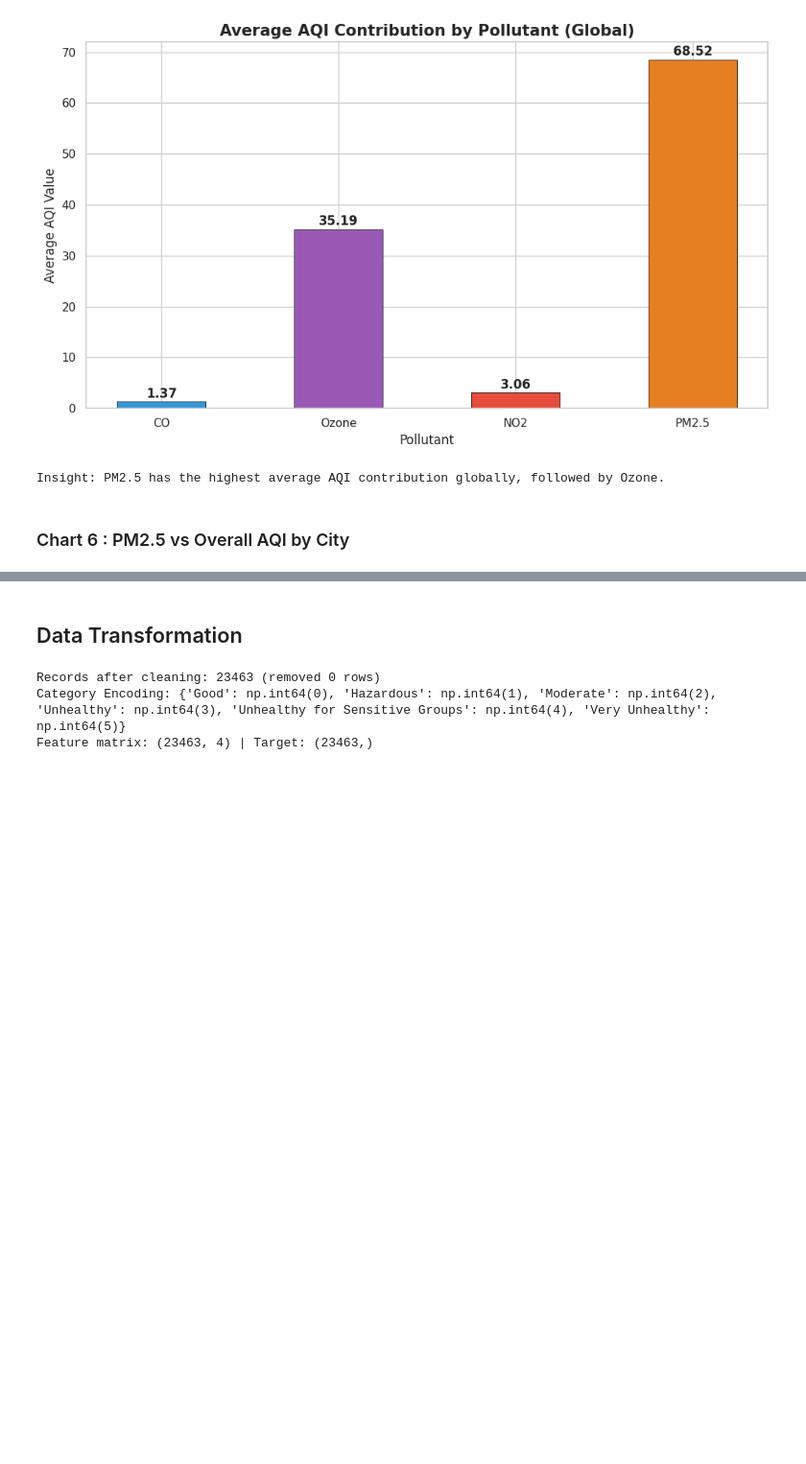
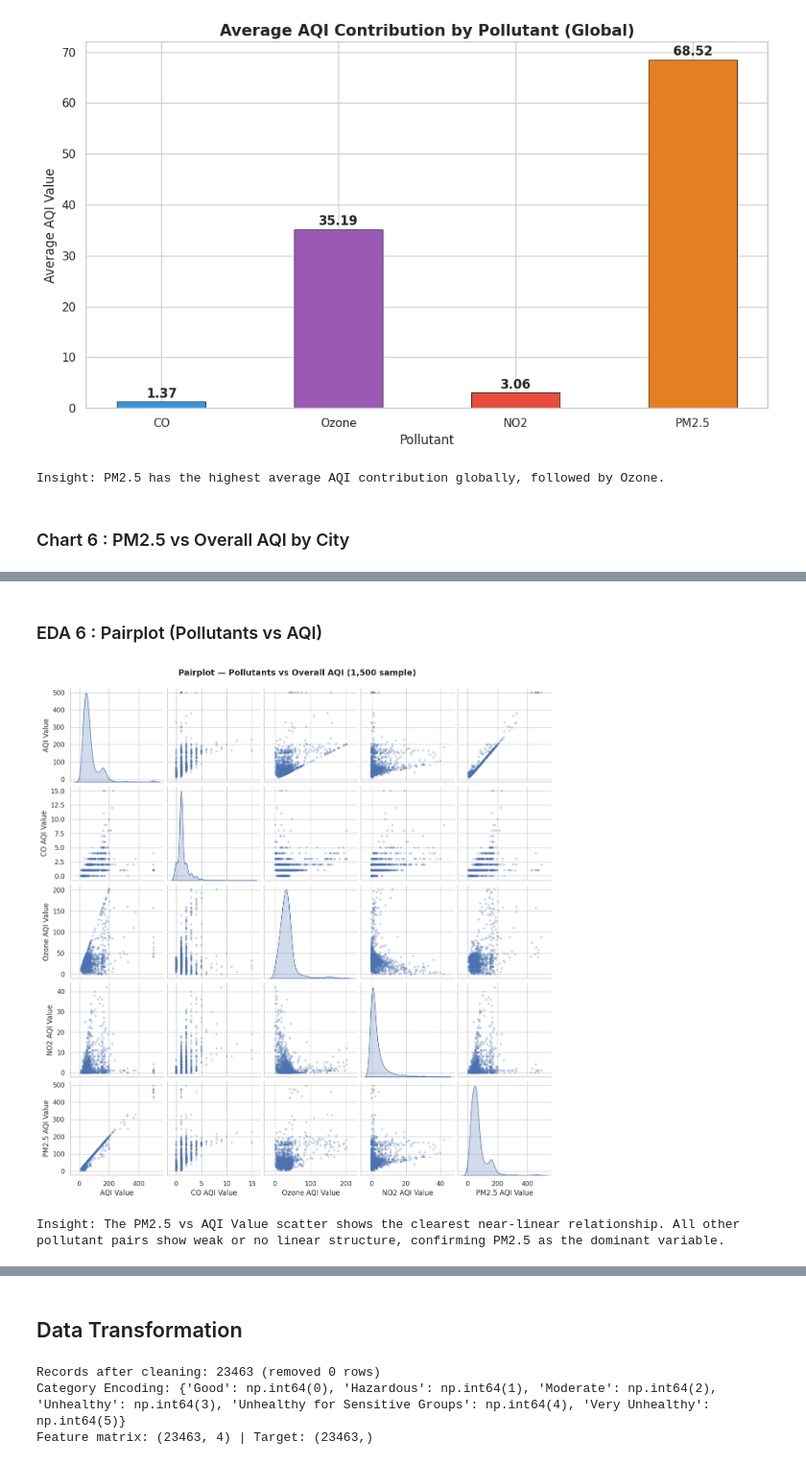
Before and after one commit to grishmalamsal/Big_Data_Workshop, a Jupyter notebook: Workshop_2.ipynb, the cells around one changed output, grey strips where cells are left out. Shown at 96% size. Saved outputs shown, nothing was run; the diff lists cells and outputs as text; code cells hidden in the pictures; blank space fills up the shorter version.

```diff
--- a/Workshop_2.ipynb
+++ b/Workshop_2.ipynb
@@ -214,0 +376,14 @@ fig.show()
+# %% [markdown]
+### EDA 6 : Pairplot (Pollutants vs AQI)
+# %%
+sample_df = df[['AQI Value', 'CO AQI Value', 'Ozone AQI Value', 'NO2 AQI Value', 'PM2.5 AQI Value']].sample(1500, random_state=42)
+
+g = sns.pairplot(sample_df, diag_kind='kde', plot_kws={'alpha': 0.3, 's': 15, 'edgecolor': 'none'},
+                 diag_kws={'fill': True})
+g.fig.suptitle('Pairplot — Pollutants vs Overall AQI (1,500 sample)', y=1.02, fontsize=14, fontweight='bold')
+plt.savefig('eda6_pairplot.png', dpi=120, bbox_inches='tight')
+plt.show()
+print('Insight: The PM2.5 vs AQI Value scatter shows the clearest near-linear relationship. All other pollutant pairs show weak or no linear structure, confirming PM2.5 as the dominant variable.')
+# %% [output]
+[figure, added]
+Insight: The PM2.5 vs AQI Value scatter shows the clearest near-linear relationship. All other pollutant pairs show weak or no linear structure, confirming PM2.5 as the dominant variable.
```
Also changed, not shown: parts of 16 cells of this notebook.
